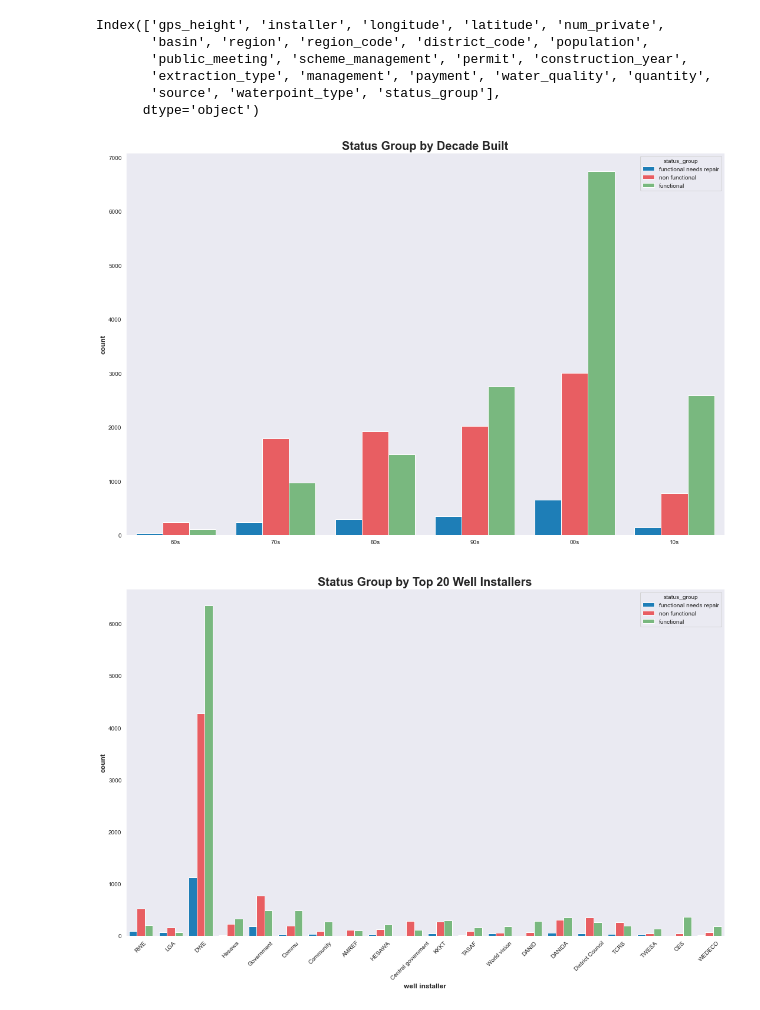
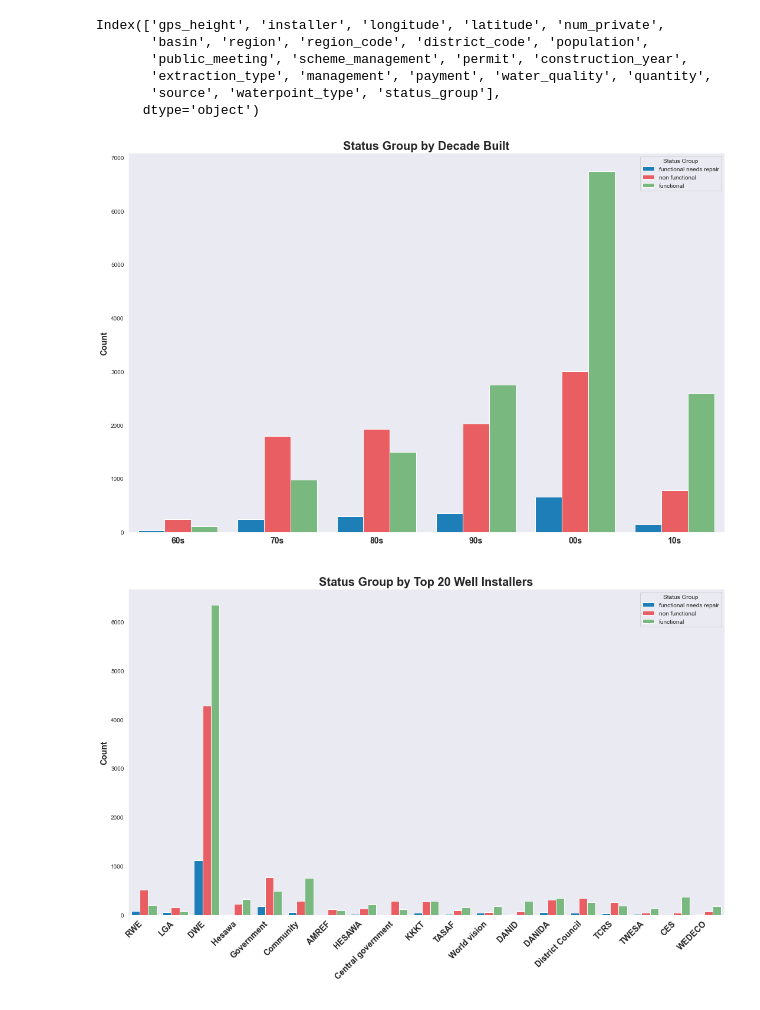
Before and after one commit to fivearm/Phase_3_Project, a Jupyter notebook: 06_visualizations.ipynb, the cells around one changed output. Drawn from its saved outputs; the diff is of its cells as text; code cells hidden in the pictures.

```diff
--- a/06_visualizations.ipynb
+++ b/06_visualizations.ipynb
@@ -149,36 +155,40 @@ df_copy['decade'].replace((1990,1991,1992,1993,1994,1995,1996,1997,1998,1999), '
 df_copy['decade'].replace((2000,2001,2002,2003,2004,2005,2006,2007,2008,2009), '00s', inplace = True)
 df_copy['decade'].replace((2010,2011,2012,2013,), '10s', inplace = True)
 # %%
-plt.figure(figsize = (15,10))
-sns.countplot('decade', hue='status_group', palette=palette, data=df_copy, order=['60s', '70s', '80s', '90s', '00s', '10s'],
+fig, ax = plt.subplots(figsize = (15,10))
+sns.countplot('decade', hue='status_group', palette=palette, data=df_copy,
+              order=['60s', '70s', '80s', '90s', '00s', '10s'],
               hue_order=['functional needs repair', 'non functional', 'functional'])
 plt.xlabel(" ", fontweight='bold', size=12)
-plt.ylabel("count", fontweight='bold', size=12)
+ax.set_xticklabels(['60s', '70s', '80s', '90s', '00s', '10s'], fontweight='bold', fontsize=14)
+plt.ylabel("Count", fontweight='bold', size=14)
 plt.title('Status Group by Decade Built',fontweight='bold', size=20)
+plt.legend(title='Status Group')
 plt.tight_layout()
 # %% [output]
-[figure, old version]
+[figure, new version]
 # %%
 df_copy_2 = df.copy(deep=True)
 df_copy_2['installer'].replace(to_replace='0', value='missing', inplace=True)
 df_copy_2['installer'].replace('Gover', 'Government', inplace=True)
-df_copy_2['installer'].replace('Commu', 'Community')
+df_copy_2['installer'].replace('Commu', 'Community', inplace=True)
 df_copy_2['installer'].replace('District council', 'District Council', inplace=True)
 # %%
 toptwenty_installers = list(df_copy_2.installer.value_counts()[:21].index)
 df_copy_2.installer = df_copy_2.installer.apply(lambda x: x if x in toptwenty_installers else 'other')
 df_copy_2 = df_copy_2[df_copy_2.installer != 'other']
 # %%
-plt.figure(figsize = (15,10))
+fig, ax = plt.subplots(figsize = (15,10))
 sns.countplot(x='installer', hue='status_group', palette=palette, data=df_copy_2,
               hue_order=['functional needs repair', 'non functional', 'functional'])
-plt.xlabel("well installer", fontweight='bold', size=12)
-plt.xticks(rotation=45)
-plt.ylabel("count", fontweight='bold', size=12)
+plt.xlabel(" ", fontweight='bold', size=12)
+plt.xticks(rotation=45, ha='right', size=14, fontweight='bold')
+plt.ylabel("Count", fontweight='bold', size=14)
 plt.title('Status Group by Top 20 Well Installers',fontweight='bold', size=20)
+plt.legend(title='Status Group')
 plt.tight_layout()
 # %% [output]
-[figure, old version]
+[figure, new version]
 # %%
 df_results = pd.DataFrame(columns=['status', 'percent correct'])
 df_results = df_results.append({
```
Also changed, not shown: parts of 5 cells of this notebook, 1 other file.
